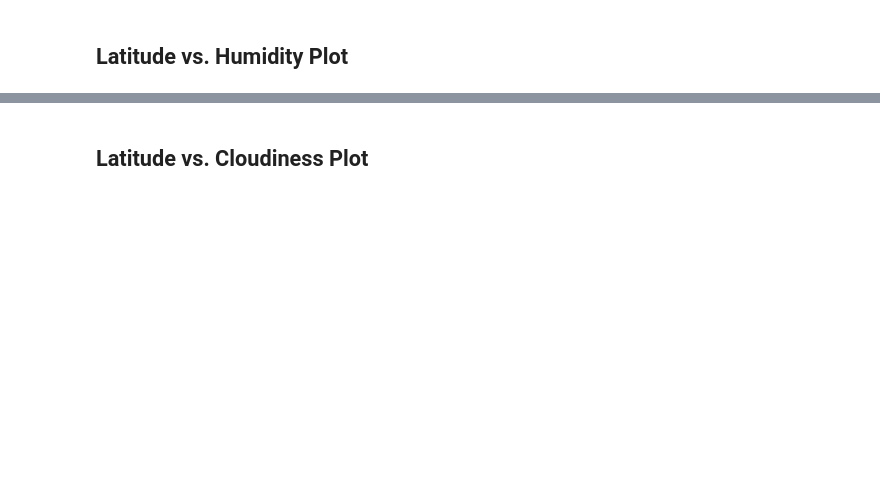
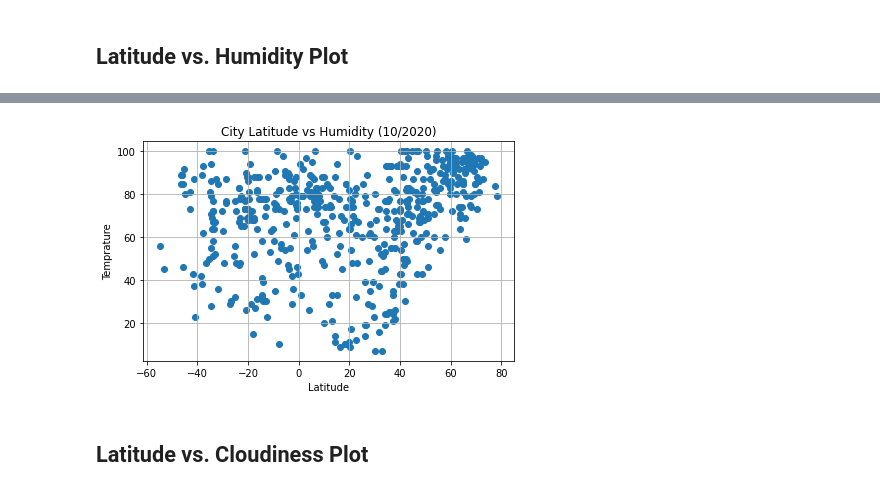
Before and after one commit to JohnShuford/Python-API-Challenge, a Jupyter notebook: WeatherPy/WeatherPy.ipynb, the cells around one changed output, grey strips where cells are left out. Saved outputs shown, nothing was run; the diff lists cells and outputs as text; code cells hidden in the pictures; blank space fills up the shorter version.

```diff
--- a/WeatherPy/WeatherPy.ipynb
+++ b/WeatherPy/WeatherPy.ipynb
@@ -194,2 +201,16 @@ Series([], Name: Humidity, dtype: int64)
+# %%
+#gathering the humidity
+humidity = city_df_2['Humidity']
+
+#creating the scatter plot
+plt.title('City Latitude vs Humidity (10/2020)')
+plt.xlabel('Latitude')
+plt.ylabel('Temprature')
+plt.scatter(latitude, humidity)
+plt.grid(True)
+plt.tight_layout()
+plt.show()
+# %% [output]
+[figure, added]
 # %% [markdown]
 ## Latitude vs. Cloudiness Plot
```
Also changed, not shown: parts of 8 cells of this notebook.
